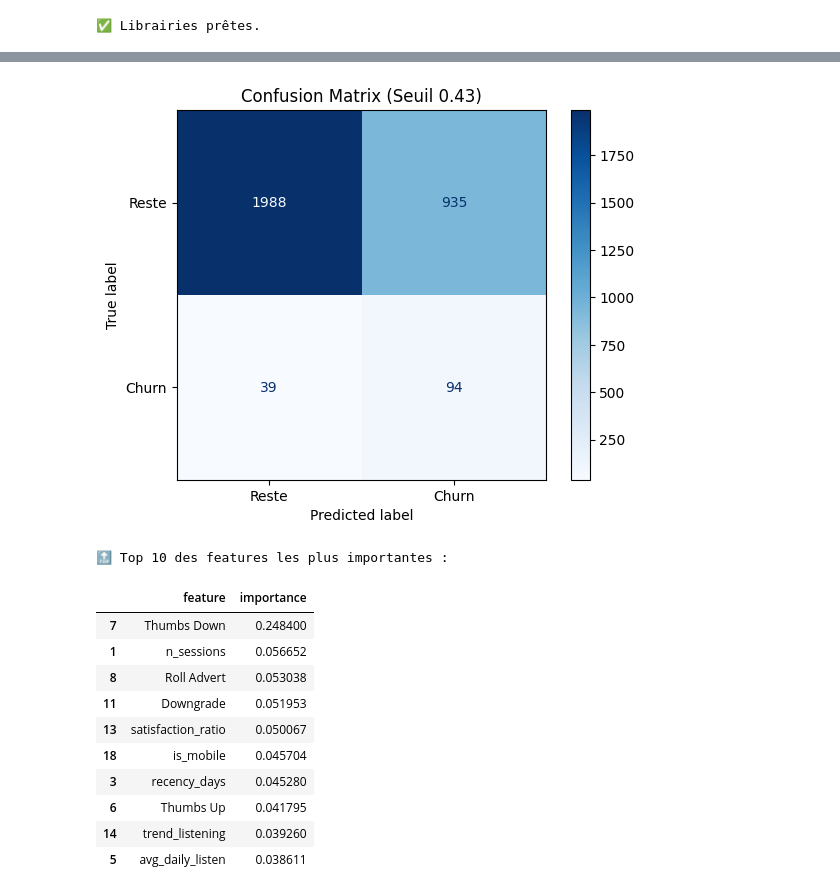
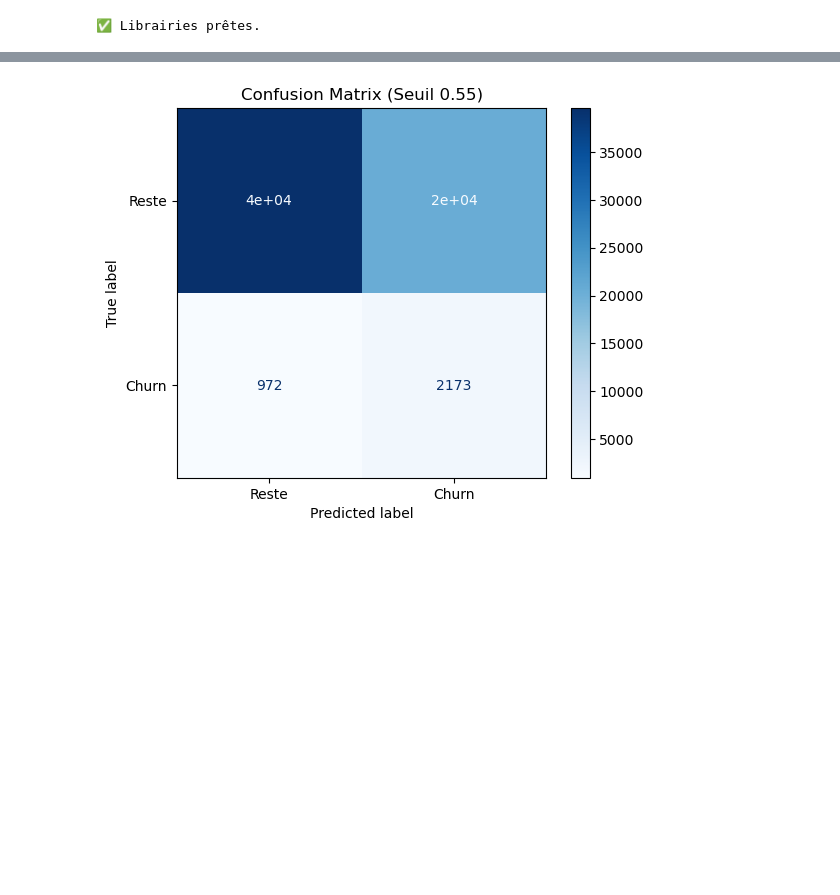
Before and after one commit to blanchemahe/alex-blanche-dsb, a Jupyter notebook: 02_modelisation2.ipynb, the cells around one changed output, grey strips where cells are left out. Cells and saved outputs as stored; diff of their text form; code cells hidden in the pictures; blank space fills up the shorter version.

```diff
--- a/02_modelisation2.ipynb
+++ b/02_modelisation2.ipynb
@@ -5,10 +5,12 @@ import joblib
 import matplotlib.pyplot as plt
 from xgboost import XGBClassifier
 from sklearn.model_selection import train_test_split
-from sklearn.metrics import balanced_accuracy_score, confusion_matrix, ConfusionMatrixDisplay
+from sklearn.metrics import balanced_accuracy_score, confusion_matrix, ConfusionMatrixDisplay, roc_auc_score
+from sklearn.model_selection import TimeSeriesSplit
+
 
 # Fichiers
-INPUT_FILE = "train_features_optimized.parquet"
+INPUT_FILE = "train_features_multisnapshot.parquet"
 MODEL_FILE = "xgb_final_optimized.pkl"
 
 print("✅ Librairies prêtes.")
@@ -90,31 +189,34 @@ print(f"   Balanced Accuracy  : {best_score:.4f}")
 # %%
-# Matrice de confusion avec le meilleur seuil
-final_preds = (y_proba >= best_threshold).astype(int)
-cm = confusion_matrix(y_val, final_preds)
+# -------------------------------
+# 📊 Matrice de confusion globale
+# -------------------------------
+
+final_preds = (val_preds_all >= best_threshold).astype(int)
+cm = confusion_matrix(val_true_all, final_preds)
+
 disp = ConfusionMatrixDisplay(confusion_matrix=cm, display_labels=["Reste", "Churn"])
 disp.plot(cmap="Blues")
 plt.title(f"Confusion Matrix (Seuil {best_threshold})")
 plt.show()
 
-# Importance des variables
-importances = pd.DataFrame({
-    'feature': X.columns,
-    'importance': xgb.feature_importances_
-}).sort_values('importance', ascending=False)
 
-print("🔝 Top 10 des features les plus importantes :")
-display(importances.head(10))
+
+
+# # Matrice de confusion avec le meilleur seuil
+# final_preds = (y_proba >= best_threshold).astype(int)
+# cm = confusion_matrix(y_val, final_preds)
+# disp = ConfusionMatrixDisplay(confusion_matrix=cm, display_labels=["Reste", "Churn"])
+# disp.plot(cmap="Blues")
+# plt.title(f"Confusion Matrix (Seuil {best_threshold})")
+# plt.show()
+
+# # Importance des variables
+# importances = pd.DataFrame({
+#     'feature': X.columns,
+#     'importance': xgb.feature_importances_
+# }).sort_values('importance', ascending=False)
+
+# print("🔝 Top 10 des features les plus importantes :")
+# display(importances.head(10))
 # %% [output]
-[figure, old version]
+[figure, new version]
-🔝 Top 10 des features les plus importantes :
-|  | feature | importance |
-| 7 | Thumbs Down | 0.248400 |
-| 1 | n_sessions | 0.056652 |
-| 8 | Roll Advert | 0.053038 |
-| 11 | Downgrade | 0.051953 |
-| 13 | satisfaction_ratio | 0.050067 |
-| 18 | is_mobile | 0.045704 |
-| 3 | recency_days | 0.045280 |
-| 6 | Thumbs Up | 0.041795 |
-| 14 | trend_listening | 0.039260 |
-| 5 | avg_daily_listen | 0.038611 |
```
Also changed, not shown: parts of 5 cells of this notebook, 3 other files.
